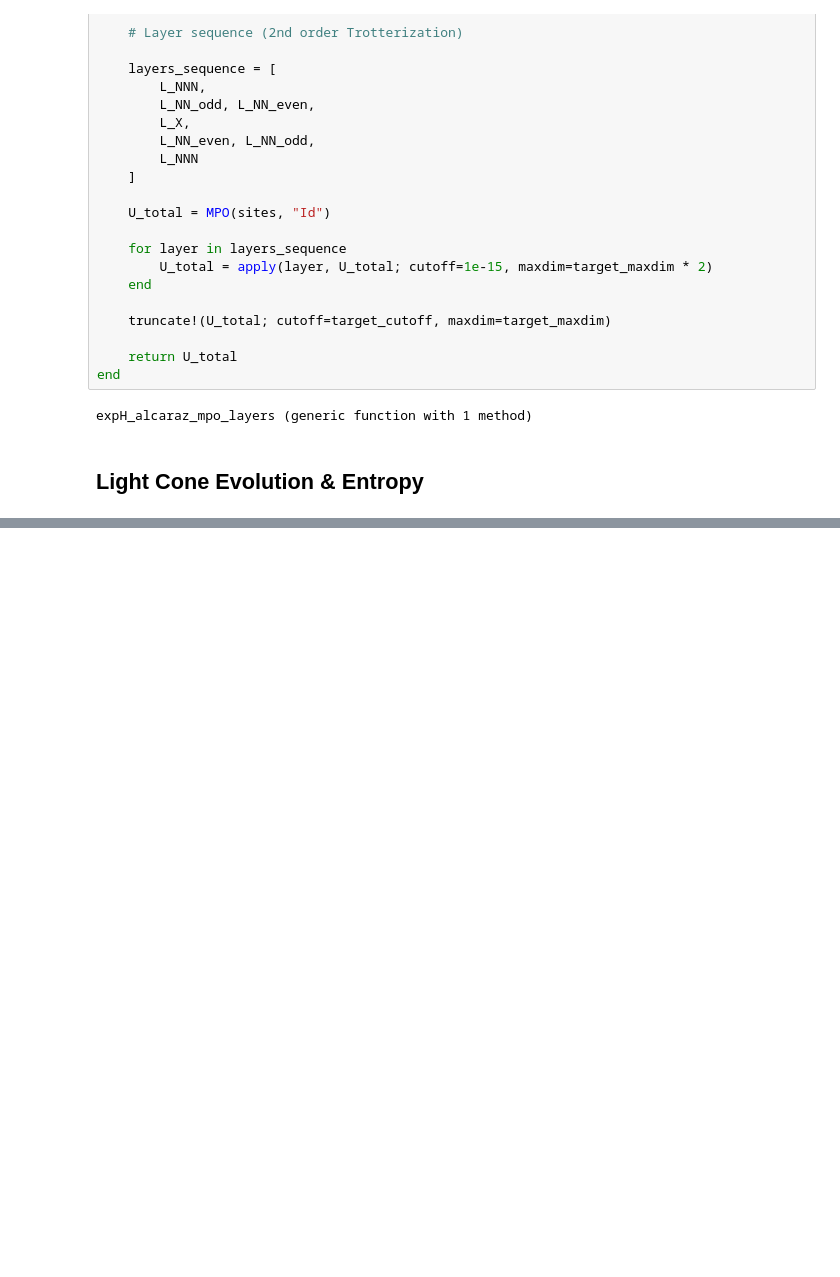
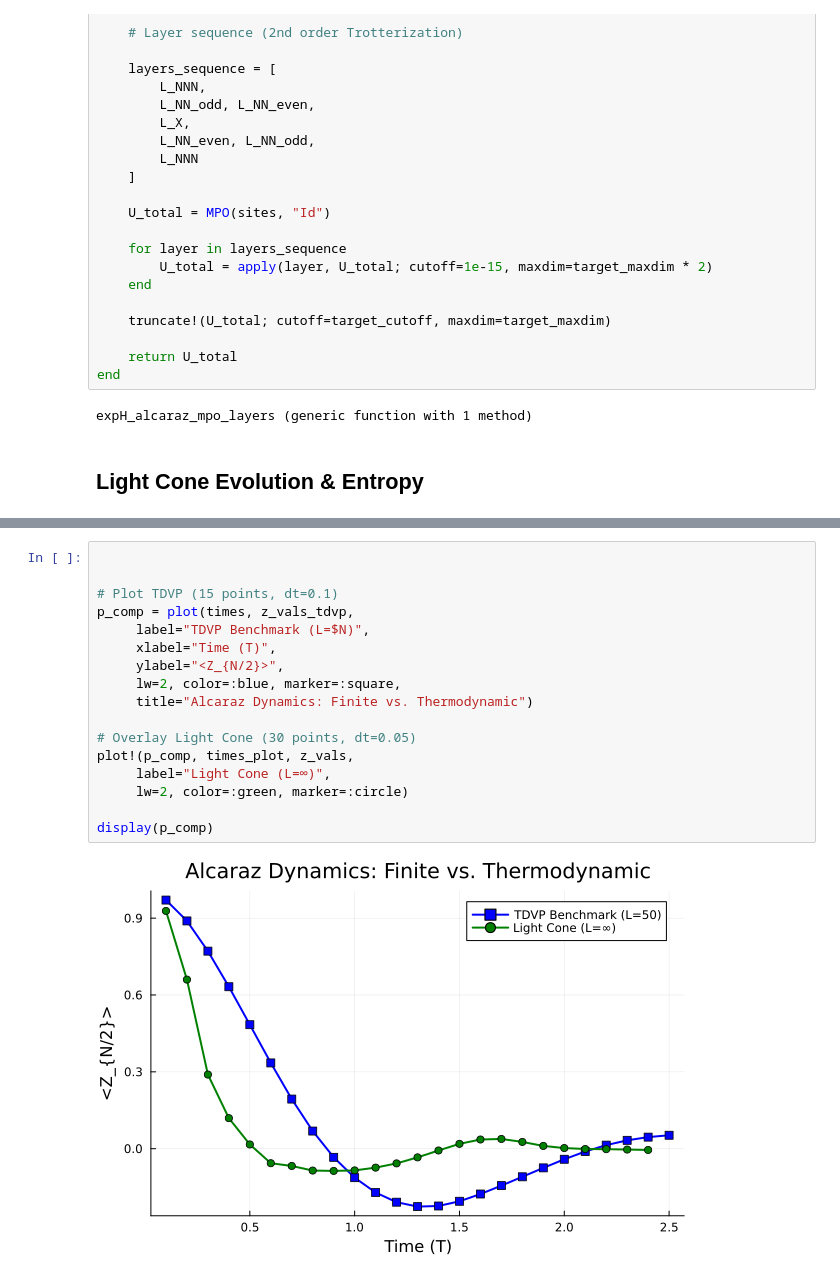
Before and after one commit to jmarquezol/QuantumMaster, a Jupyter notebook: master_thesis/NNN_crit_model_v2.ipynb, the cells around one changed output, grey strips where cells are left out. Cells and saved outputs as stored; diff of their text form; blank space fills up the shorter version.

```diff
--- a/master_thesis/NNN_crit_model_v2.ipynb
+++ b/master_thesis/NNN_crit_model_v2.ipynb
@@ -351,0 +367,19 @@ display(p2)
+# %%
+
+
+# Plot TDVP (15 points, dt=0.1)
+p_comp = plot(times, z_vals_tdvp,
+     label="TDVP Benchmark (L=$N)",
+     xlabel="Time (T)",
+     ylabel="<Z_{N/2}>",
+     lw=2, color=:blue, marker=:square,
+     title="Alcaraz Dynamics: Finite vs. Thermodynamic")
+
+# Overlay Light Cone (30 points, dt=0.05)
+plot!(p_comp, times_plot, z_vals,
+     label="Light Cone (L=∞)",
+     lw=2, color=:green, marker=:circle)
+
+display(p_comp)
+# %% [output]
+[figure, added]
```
Also changed, not shown: parts of 5 cells of this notebook, 4 other files.
